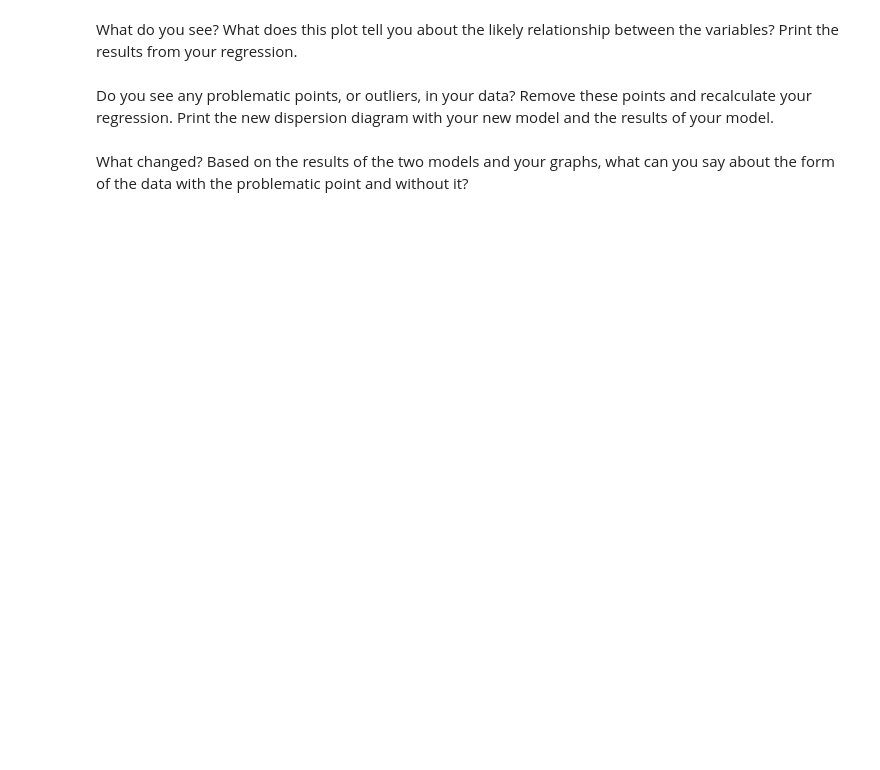
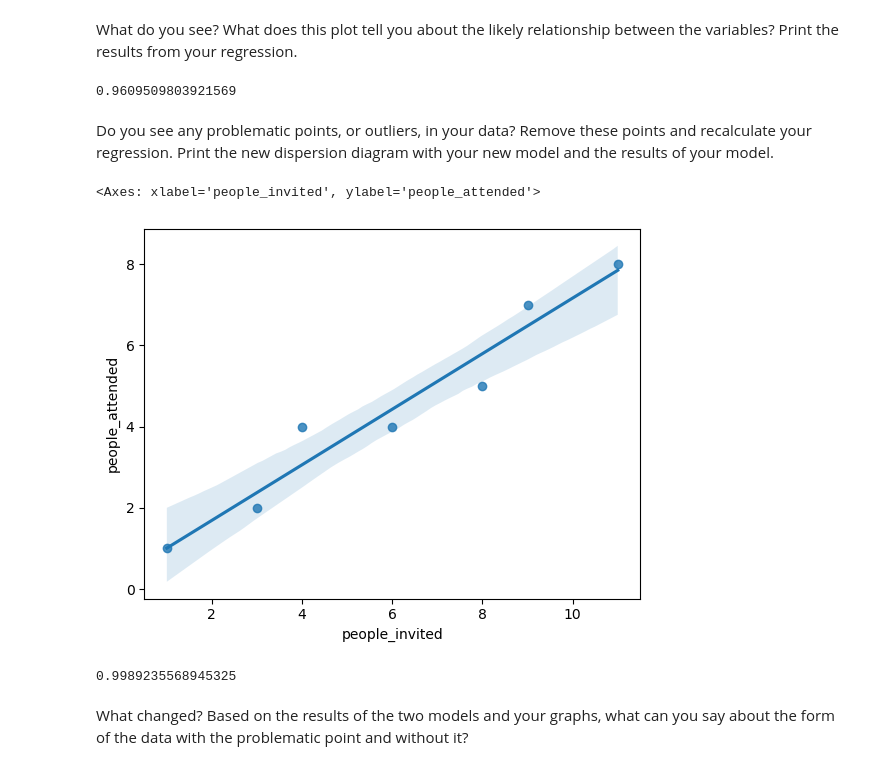
Before and after one commit to Ironhack-Data-Madrid-Octubre-2023/7.3-lab_regression_analysis, a Jupyter notebook: your-code.ipynb, the cells around one changed output. Saved outputs shown, nothing was run; the diff lists cells and outputs as text; code cells hidden in the pictures; blank space fills up the shorter version.

```diff
--- a/your-code.ipynb
+++ b/your-code.ipynb
@@ -384,2 +390,16 @@ What do you see? What does this plot tell you about the likely relationship betw
+# %%
+# Your response here.
+
+# hacemos un random forest regressor
+
+from sklearn.ensemble import RandomForestRegressor
+
+rf = RandomForestRegressor()
+
+rf.fit(party[['people_invited']], party['people_attended'])
+
+rf.score(party[['people_invited']], party['people_attended'])
+# %% [output]
+0.9609509803921569
 # %% [markdown]
 Do you see any problematic points, or outliers, in your data? Remove these points and recalculate your regression. Print the new dispersion diagram with your new model and the results of your model.
@@ -388,2 +406,27 @@ Do you see any problematic points, or outliers, in your data? Remove these point
+# %%
+# Your response here.
+
+# eliminamos los outliers de la variable X e y
+
+new_X = party[party['people_invited'] < 13]
+
+new_y = party[party['people_attended'] < 13]
+
+# pintamos un gráfico de dispersión con la recta de regresión
+
+sns.regplot(x='people_invited', y='people_attended', data=new_X)
+# %% [output]
+<Axes: xlabel='people_invited', ylabel='people_attended'>
+[figure, added]
+# %%
+# hacemos un ridge regression
+
+ridge = Ridge(alpha=0.5)
+
+ridge.fit(new_X, new_y)
+
+ridge.score(new_X, new_y)
+# %% [output]
+0.9989235568945325
 # %% [markdown]
 What changed? Based on the results of the two models and your graphs, what can you say about the form of the data with the problematic point and without it?
```
Also changed, not shown: parts of 13 cells of this notebook.
